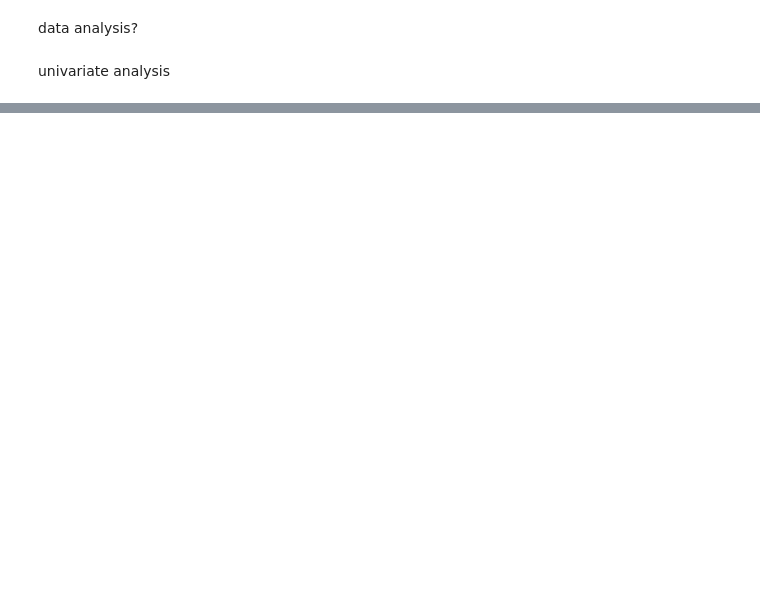
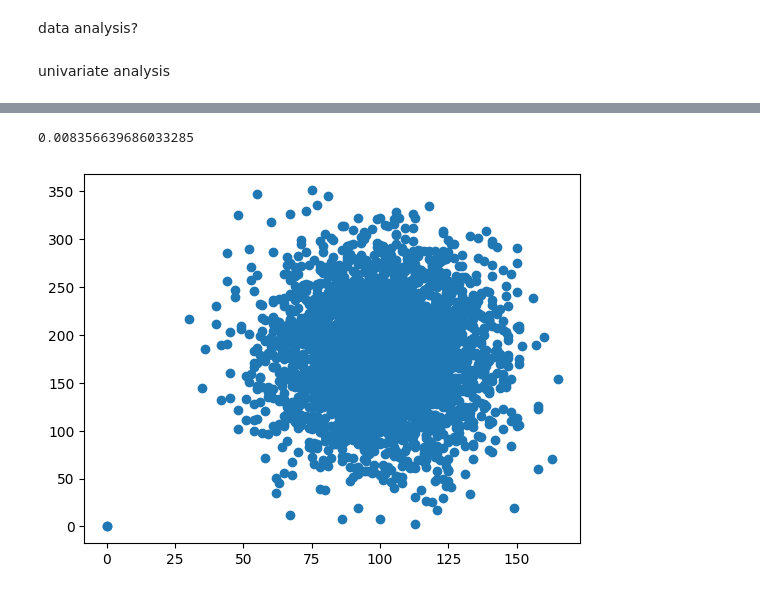
Before and after one commit to Mngambi/phase3_project, a Jupyter notebook: Project.ipynb, the cells around one changed output, grey strips where cells are left out. Cells and saved outputs as stored; diff of their text form; code cells hidden in the pictures; blank space fills up the shorter version.

```diff
--- a/Project.ipynb
+++ b/Project.ipynb
@@ -530,0 +645,9 @@ intl charge: {'mean': 2.7644407294832822, 'mode': 2.7, 'range': (0.0, 5.4), 'var
+# %%
+correlation = correlation_coefficient(df, 'total day calls', 'total day minutes')
+print(correlation)
+
+plt.scatter(df['total day calls'],df['total day minutes'])
+plt.show()
+# %% [output]
+0.008356639686033285
+[figure, added]
```
Also changed, not shown: parts of 27 cells of this notebook.
